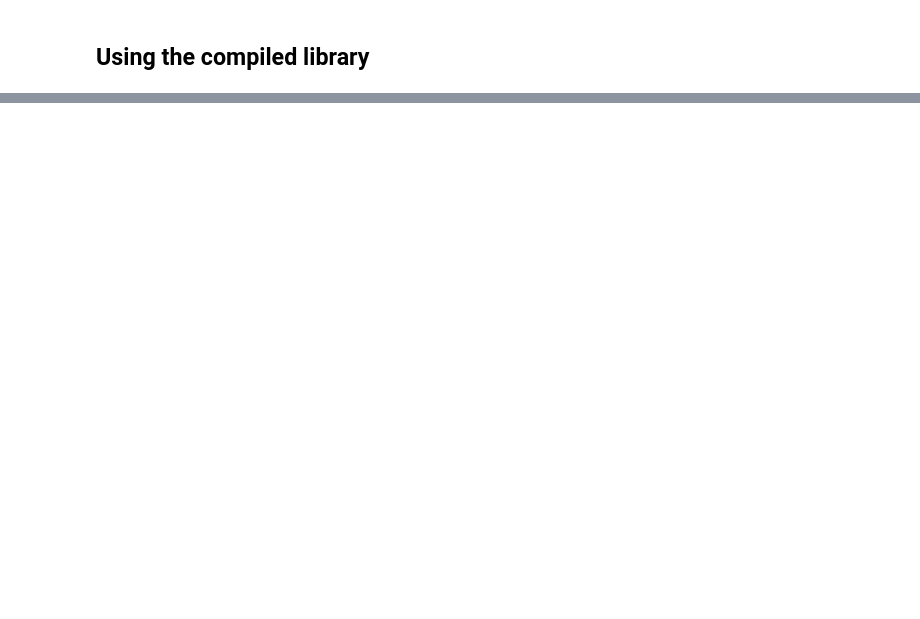
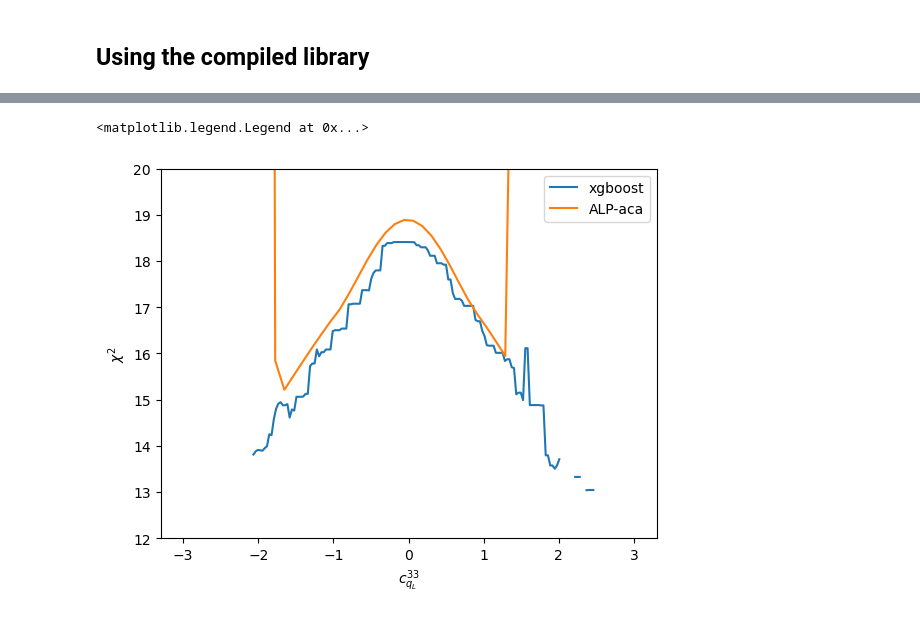
Before and after one commit to Jorge-Alda/comcha_tutorial, a Jupyter notebook: 02_regressor.ipynb, the cells around one changed output, grey strips where cells are left out. Saved outputs shown, nothing was run; the diff lists cells and outputs as text; code cells hidden in the pictures; blank space fills up the shorter version.

```diff
--- a/02_regressor.ipynb
+++ b/02_regressor.ipynb
@@ -223,6 +223,29 @@ array([13.277631], dtype=float32)
 # %%
 def predict(x):
-    if xgb_clf(x) > 0:
-        return xgb_reg(x)[0]
-    else:
-        return np.inf
+  return np.where(xgb_clf(x) > 0, xgb_reg(x), np.inf)
+# %%
+fa = 10**7.26384736e+00
+npoints_reg = 200
+
+points = np.vstack([np.full(npoints_reg, 7.26384736e+00), np.linspace(-3, 3, npoints_reg)/fa, np.full(npoints_reg, 2.52262941e-08), np.full(npoints_reg, 1.50785557e-07), np.full(npoints_reg, -3.73326619e-08), np.full(npoints_reg, -6.01368902e-09)]).T
+# %%
+npoints_alpaca = 50
+
+points_phys = np.vstack([np.full(npoints_alpaca, fa), np.linspace(-3, 3, npoints_alpaca), np.full(npoints_alpaca, 2.52262941e-08*fa), np.full(npoints_alpaca, 1.50785557e-07*fa), np.full(npoints_alpaca, -3.73326619e-08*fa), np.full(npoints_alpaca, -6.01368902e-09*fa)]).T
+# %%
+true_chi2 = []
+
+from tqdm import tqdm
+
+for p in tqdm(points_phys):
+  true_chi2.append(chi2(*p))
+# %%
+plt.plot(np.linspace(-3, 3, npoints_reg), predict(points), label='xgboost')
+plt.plot(np.linspace(-3, 3, npoints_alpaca), true_chi2, label='ALP-aca')
+plt.xlabel(r'$c_{q_L}^{33}$')
+plt.ylabel(r'$\chi^2$')
+plt.ylim(12, 20)
+plt.legend()
+# %% [output]
+<matplotlib.legend.Legend at 0x...>
+[figure, added]
```
Also changed, not shown: parts of 12 cells of this notebook, 7 other files.
